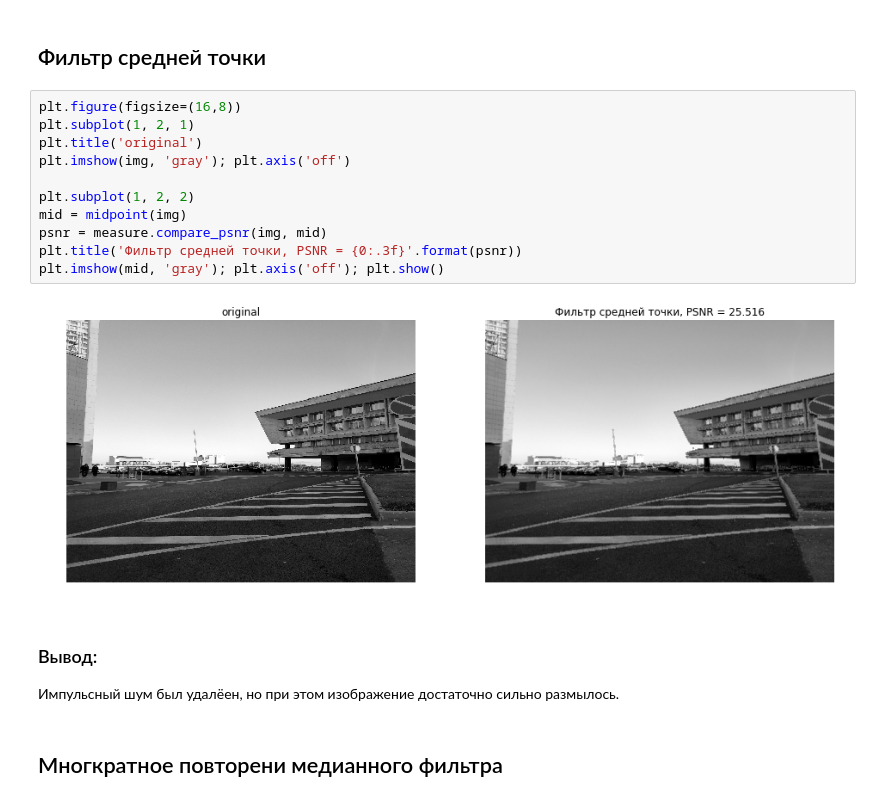
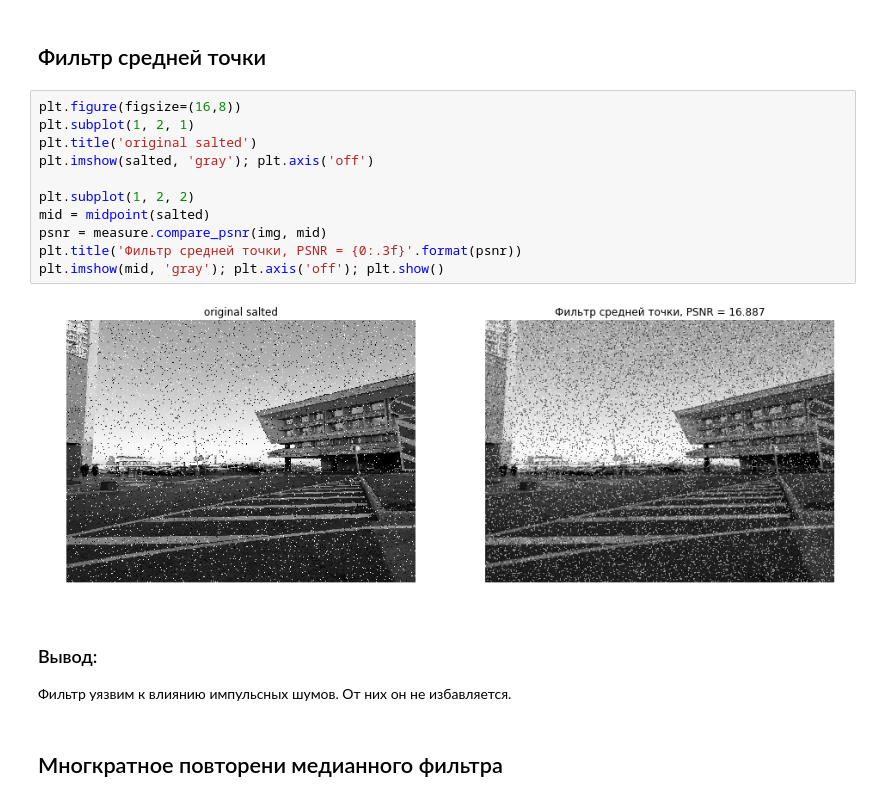
Before and after one commit to progiv/cv_basics_course, a Jupyter notebook: lesson9/lesson9.ipynb, the cells around one changed output. Cells and saved outputs as stored; diff of their text form.

```diff
--- a/lesson9/lesson9.ipynb
+++ b/lesson9/lesson9.ipynb
@@ -114,19 +114,19 @@ plt.imshow(median, 'gray'); plt.axis('off')
 # %%
 plt.figure(figsize=(16,8))
 plt.subplot(1, 2, 1)
-plt.title('original')
-plt.imshow(img, 'gray'); plt.axis('off')
+plt.title('original salted')
+plt.imshow(salted, 'gray'); plt.axis('off')
 
 plt.subplot(1, 2, 2)
-mid = midpoint(img)
+mid = midpoint(salted)
 psnr = measure.compare_psnr(img, mid)
 plt.title('Фильтр средней точки, PSNR = {0:.3f}'.format(psnr))
 plt.imshow(mid, 'gray'); plt.axis('off'); plt.show()
 # %% [output]
-[figure, old version]
+[figure, new version]
-# %% [markdown]
-### Вывод:
-Импульсный шум был удалёен, но при этом изображение достаточно сильно размылось.
+# %% [markdown]
+### Вывод:
+Фильтр уязвим к влиянию импульсных шумов. От них он не избавляется.
 # %% [markdown]
 ## Многкратное повторени медианного фильтра
 # %%
```
Also changed, not shown: parts of 3 cells of this notebook.
